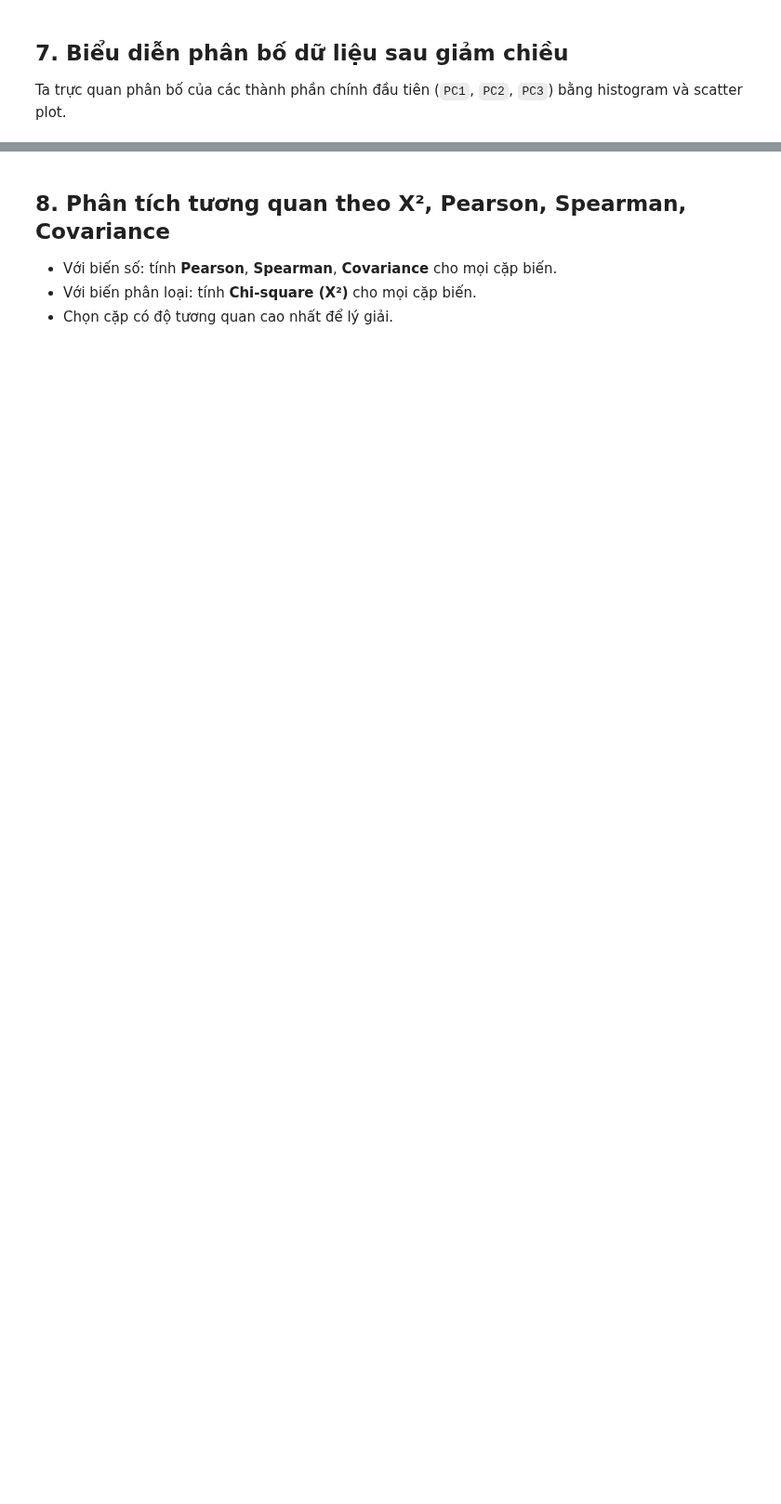
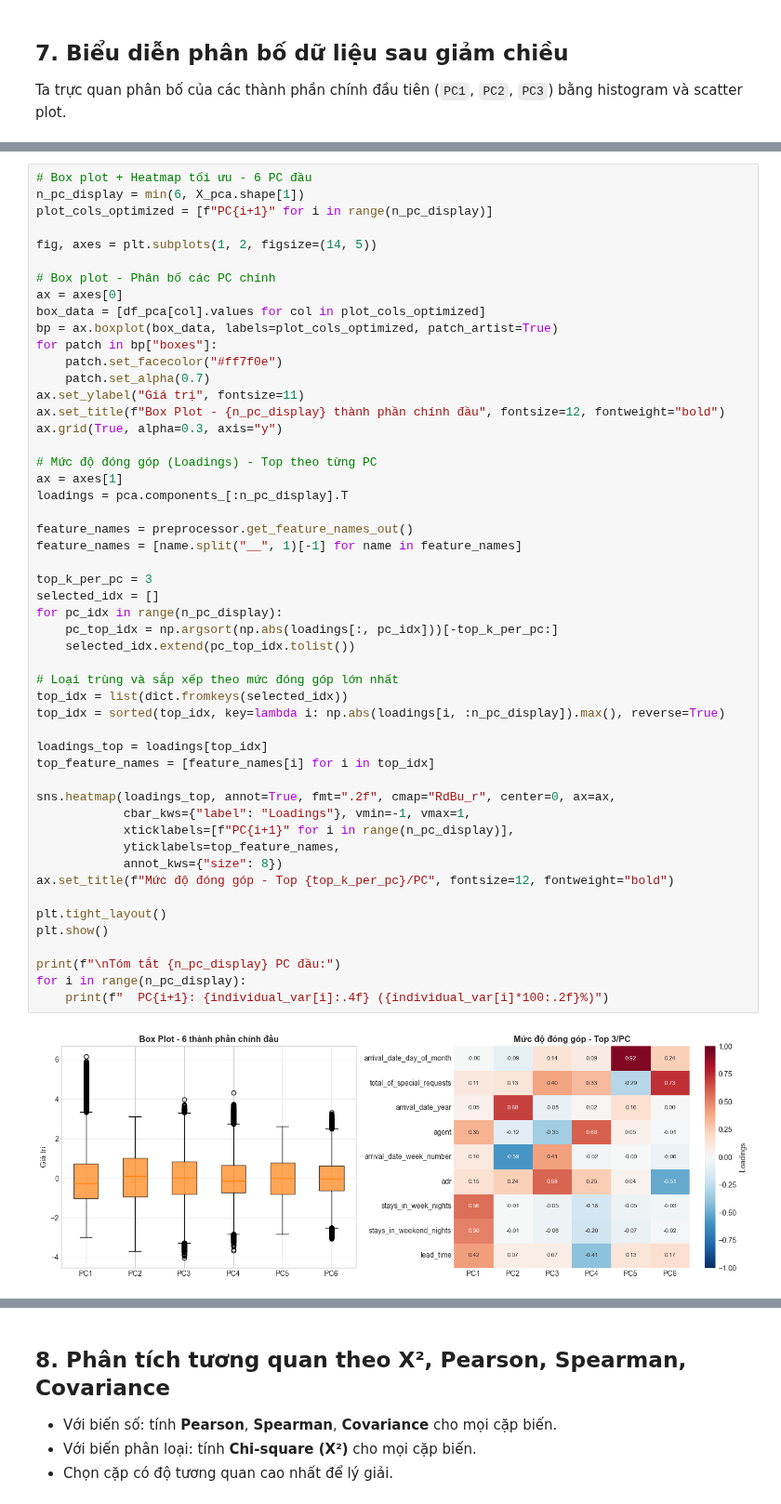
Before and after one commit to trongjhuongwr/Data_Mining_Labs, a Jupyter notebook: Lab2/lab2.ipynb, the cells around one changed output, grey strips where cells are left out. Shown at 93% size. Cells and saved outputs as stored; diff of their text form; blank space fills up the shorter version.

```diff
--- a/Lab2/lab2.ipynb
+++ b/Lab2/lab2.ipynb
@@ -251,0 +306,53 @@ if {"PC1", "PC2"}.issubset(df_pca.columns):
+# %%
+# Box plot + Heatmap tối ưu - 6 PC đầu
+n_pc_display = min(6, X_pca.shape[1])
+plot_cols_optimized = [f"PC{i+1}" for i in range(n_pc_display)]
+
+fig, axes = plt.subplots(1, 2, figsize=(14, 5))
+
+# Box plot - Phân bố các PC chính
+ax = axes[0]
+box_data = [df_pca[col].values for col in plot_cols_optimized]
+bp = ax.boxplot(box_data, labels=plot_cols_optimized, patch_artist=True)
+for patch in bp["boxes"]:
+    patch.set_facecolor("#ff7f0e")
+    patch.set_alpha(0.7)
+ax.set_ylabel("Giá trị", fontsize=11)
+ax.set_title(f"Box Plot - {n_pc_display} thành phần chính đầu", fontsize=12, fontweight="bold")
+ax.grid(True, alpha=0.3, axis="y")
+
+# Mức độ đóng góp (Loadings) - Top theo từng PC
+ax = axes[1]
+loadings = pca.components_[:n_pc_display].T
+
+feature_names = preprocessor.get_feature_names_out()
+feature_names = [name.split("__", 1)[-1] for name in feature_names]
+
+top_k_per_pc = 3
+selected_idx = []
+for pc_idx in range(n_pc_display):
+    pc_top_idx = np.argsort(np.abs(loadings[:, pc_idx]))[-top_k_per_pc:]
+    selected_idx.extend(pc_top_idx.tolist())
+
+# Loại trùng và sắp xếp theo mức đóng góp lớn nhất
+top_idx = list(dict.fromkeys(selected_idx))
+top_idx = sorted(top_idx, key=lambda i: np.abs(loadings[i, :n_pc_display]).max(), reverse=True)
+
+loadings_top = loadings[top_idx]
+top_feature_names = [feature_names[i] for i in top_idx]
+
+sns.heatmap(loadings_top, annot=True, fmt=".2f", cmap="RdBu_r", center=0, ax=ax,
+            cbar_kws={"label": "Loadings"}, vmin=-1, vmax=1,
+            xticklabels=[f"PC{i+1}" for i in range(n_pc_display)],
+            yticklabels=top_feature_names,
+            annot_kws={"size": 8})
+ax.set_title(f"Mức độ đóng góp - Top {top_k_per_pc}/PC", fontsize=12, fontweight="bold")
+
+plt.tight_layout()
+plt.show()
+
+print(f"\nTóm tắt {n_pc_display} PC đầu:")
+for i in range(n_pc_display):
+    print(f"  PC{i+1}: {individual_var[i]:.4f} ({individual_var[i]*100:.2f}%)")
+# %% [output]
+[figure, added]
```
Also changed, not shown: parts of 8 cells of this notebook.
